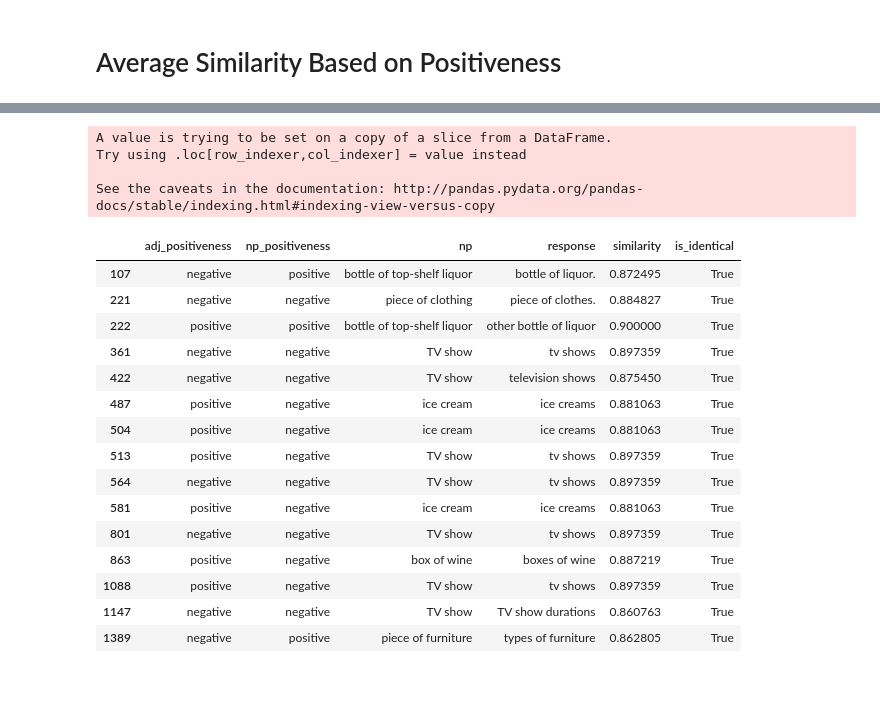
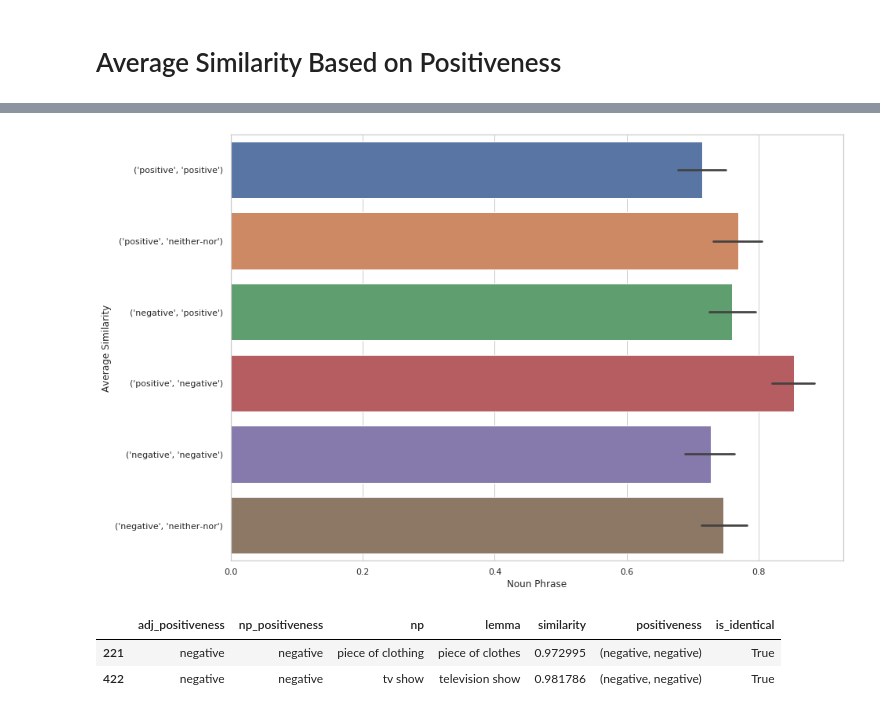
Before and after one commit to mhtess/comparison-class, a Jupyter notebook: analysis/Embedding Analysis.ipynb, the cells around one changed output, grey strips where cells are left out. Drawn from its saved outputs; the diff is of its cells as text; code cells hidden in the pictures; blank space fills up the shorter version.

```diff
--- a/analysis/Embedding Analysis.ipynb
+++ b/analysis/Embedding Analysis.ipynb
@@ -172,13 +212,24 @@ def append_similarity(data, x = 'np', y = 'response', add_raw_vectors = False):
 # %% [markdown]
 # Understanding Similarities
 # %%
+# Subset the data (remove metadata)
+vars_to_keep = ['adj_positiveness', 'np_positiveness', 'np']
+with_sim_raw = df[vars_to_keep + ['response']]
+with_sim_lemma = df[vars_to_keep + ['lemma']]
+
+
+# Add similarity ratings
+with_sim_raw = append_similarity(with_sim_raw).dropna()
+with_sim_lemma = append_similarity(with_sim_lemma, y = 'lemma').dropna()
+
 # Plot with/without hue
 sns.set(style = 'whitegrid')
 
-fig, ax1 = plt.subplots(1,1)
+fig, axs = plt.subplots(nrows = 2)
 fig.set_size_inches(18, 10)
 
-ax = sns.distplot(with_sim["similarity"], ax = ax1, kde = False)
+sns.distplot(with_sim_raw["similarity"], ax = axs[0], kde = False)
+sns.distplot(with_sim_lemma["similarity"], ax = axs[1], kde = False)
 
 plt.show()
 # %% [output]
@@ -225,40 +277,38 @@ See the caveats in the documentation: http://pandas.pydata.org/pandas-docs/stabl
+# %%
+positiveness = with_sim_lemma
+
+positiveness['positiveness'] = positiveness.apply(lambda row: (row['adj_positiveness'], row['np_positiveness']), axis = 1)
+
+
+# Plot with/without hue
+sns.set(style = 'whitegrid')
+
+fig, axs = plt.subplots(1,1)
+fig.set_size_inches(14, 10)
+
+sns.barplot(y="positiveness", x="similarity", data = positiveness, ax = axs)
+
+# axs[0].set(ylabel='Average Similarity', xlabel = 'Congruent Positiveness (boolean)')
+axs.set(ylabel='Average Similarity', xlabel = 'Noun Phrase')
+
+plt.show()
+# %% [output]
+[figure, added]
 # %%
-vars_to_keep = ['adj_positiveness', 'np_positiveness', 'np', 'response']
-with_identity = df[vars_to_keep]
+with_identity = with_sim_lemma
 
-# Add similarity ratings
-with_identity = append_similarity(with_identity).dropna()
-
-
-with_identity['is_identical'] = with_identity['similarity'].apply(lambda sim: sim >= .85)
+with_identity['is_identical'] = with_identity['similarity'].apply(lambda sim: sim >= .97)
 
 with_identity['is_identical'].value_counts()
 
 close_enough = with_identity[with_identity['is_identical'] == True]
 
-close_enough = close_enough[close_enough['similarity'] < .90]
+close_enough = close_enough[close_enough['similarity'] < .99]
 
 
 close_enough
 # %% [output]
-A value is trying to be set on a copy of a slice from a DataFrame.
-Try using .loc[row_indexer,col_indexer] = value instead
-
-See the caveats in the documentation: http://pandas.pydata.org/pandas-docs/stable/indexing.html#indexing-view-versus-copy
-|  | adj_positiveness | np_positiveness | np | response | similarity | is_identical |
-| 107 | negative | positive | bottle of top-shelf liquor | bottle of liquor. | 0.872495 | True |
-| 221 | negative | negative | piece of clothing | piece of clothes. | 0.884827 | True |
-| 222 | positive | positive | bottle of top-shelf liquor | other bottle of liquor | 0.900000 | True |
-| 361 | negative | negative | TV show | tv shows | 0.897359 | True |
-| 422 | negative | negative | TV show | television shows | 0.875450 | True |
-| 487 | positive | negative | ice cream | ice creams | 0.881063 | True |
-| 504 | positive | negative | ice cream | ice creams | 0.881063 | True |
-| 513 | positive | negative | TV show | tv shows | 0.897359 | True |
-| 564 | negative | negative | TV show | tv shows | 0.897359 | True |
-| 581 | positive | negative | ice cream | ice creams | 0.881063 | True |
-| 801 | negative | negative | TV show | tv shows | 0.897359 | True |
-| 863 | positive | negative | box of wine | boxes of wine | 0.887219 | True |
-| 1088 | positive | negative | TV show | tv shows | 0.897359 | True |
-| 1147 | negative | negative | TV show | TV show durations | 0.860763 | True |
-| 1389 | negative | positive | piece of furniture | types of furniture | 0.862805 | True |
+|  | adj_positiveness | np_positiveness | np | lemma | similarity | positiveness | is_identical |
+| 221 | negative | negative | piece of clothing | piece of clothes | 0.972995 | (negative, negative) | True |
+| 422 | negative | negative | tv show | television show | 0.981786 | (negative, negative) | True |
 # %%
```
Also changed, not shown: parts of 9 cells of this notebook, 3 other files.
